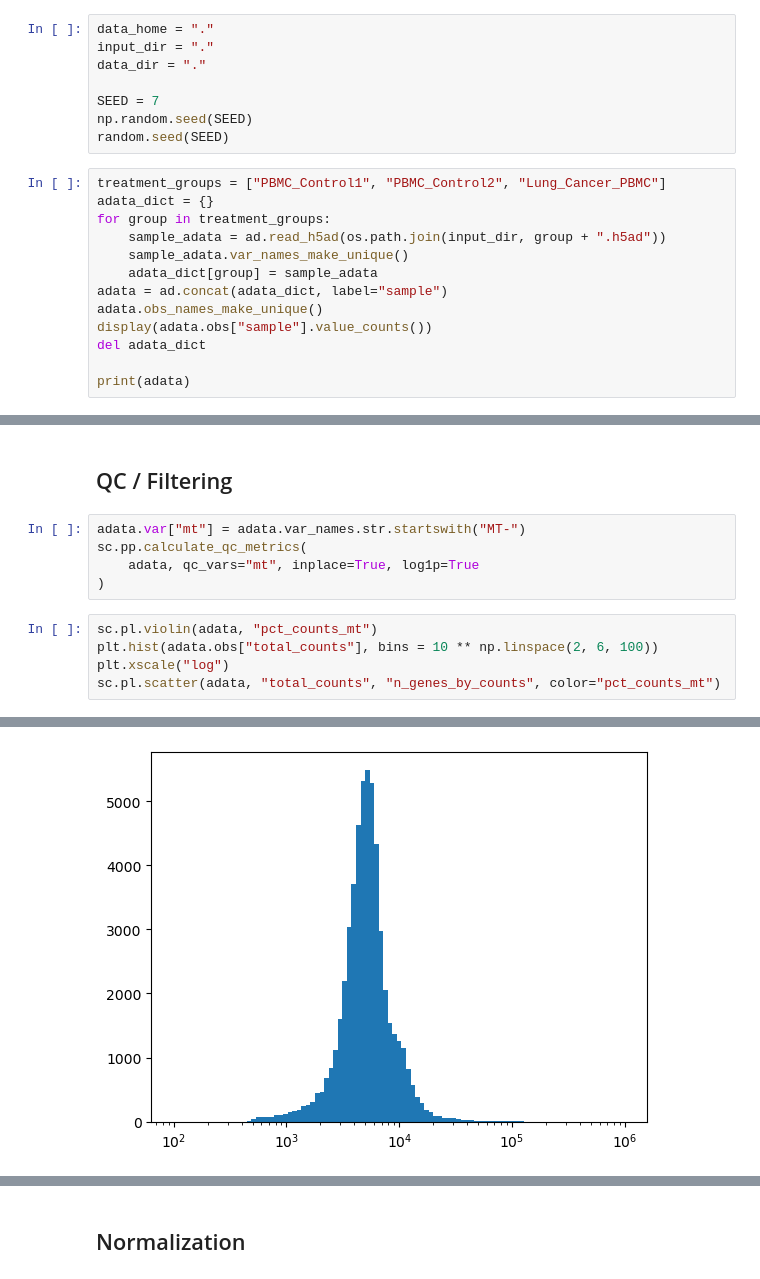
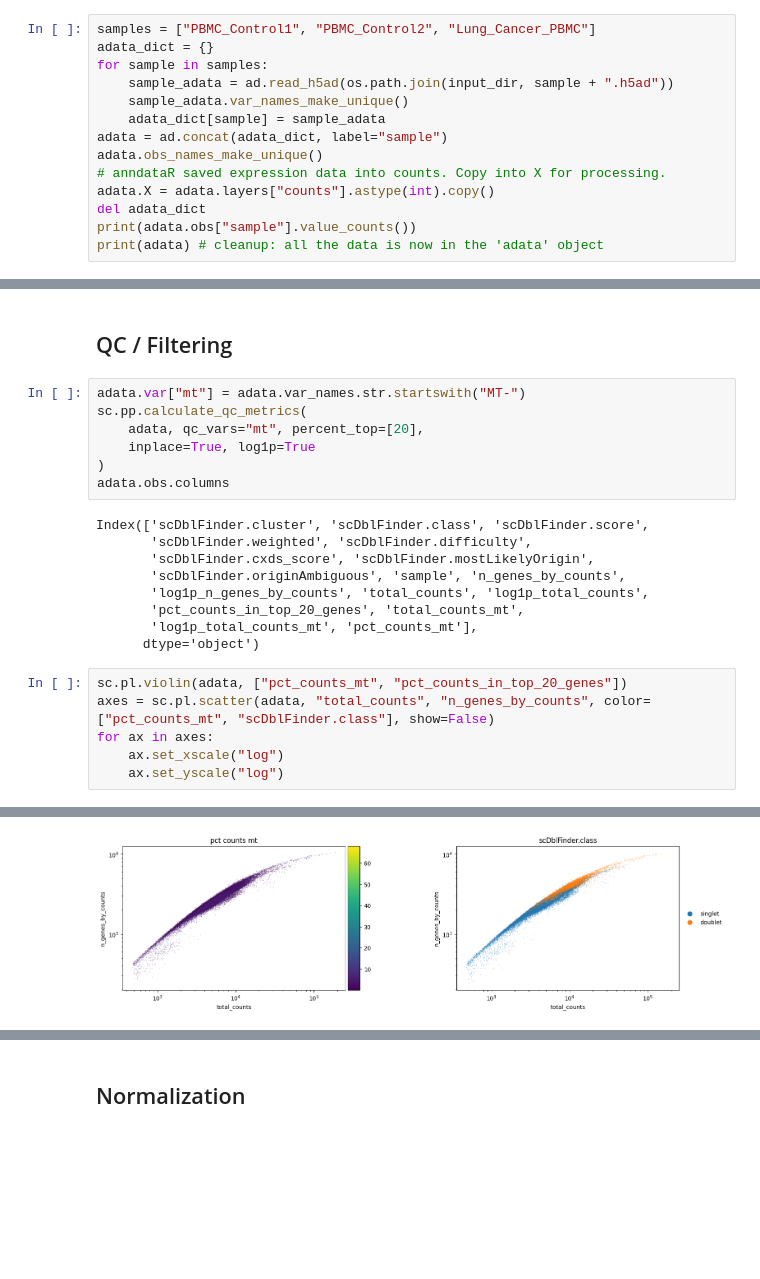
Before and after one commit to nirreiter/scRNA_methods, a Jupyter notebook: 2 - preprocessing_python.ipynb, the cells around one changed output, grey strips where cells are left out. Saved outputs shown, nothing was run; the diff lists cells and outputs as text; blank space fills up the shorter version.

```diff
--- a/2 - preprocessing_python.ipynb
+++ b/2 - preprocessing_python.ipynb
@@ -9,24 +20,17 @@ import os
-# %%
-data_home = "."
-input_dir = "."
-data_dir = "."
-
-SEED = 7
-np.random.seed(SEED)
-random.seed(SEED)
 # %%
-treatment_groups = ["PBMC_Control1", "PBMC_Control2", "Lung_Cancer_PBMC"]
+samples = ["PBMC_Control1", "PBMC_Control2", "Lung_Cancer_PBMC"]
 adata_dict = {}
-for group in treatment_groups:
-    sample_adata = ad.read_h5ad(os.path.join(input_dir, group + ".h5ad"))
+for sample in samples:
+    sample_adata = ad.read_h5ad(os.path.join(input_dir, sample + ".h5ad"))
     sample_adata.var_names_make_unique()
-    adata_dict[group] = sample_adata
+    adata_dict[sample] = sample_adata
 adata = ad.concat(adata_dict, label="sample")
 adata.obs_names_make_unique()
-display(adata.obs["sample"].value_counts())
+# anndataR saved expression data into counts. Copy into X for processing.
+adata.X = adata.layers["counts"].astype(int).copy()
 del adata_dict
-
-print(adata)
+print(adata.obs["sample"].value_counts())
+print(adata) # cleanup: all the data is now in the 'adata' object
 # %% [output]
 sample
 PBMC_Control1       20490
@@ -40,11 +45,23 @@ AnnData object with n_obs × n_vars = 54447 × 18129
 # %%
 adata.var["mt"] = adata.var_names.str.startswith("MT-")
 sc.pp.calculate_qc_metrics(
-    adata, qc_vars="mt", inplace=True, log1p=True
+    adata, qc_vars="mt", percent_top=[20],
+    inplace=True, log1p=True
 )
+adata.obs.columns
+# %% [output]
+Index(['scDblFinder.cluster', 'scDblFinder.class', 'scDblFinder.score',
+       'scDblFinder.weighted', 'scDblFinder.difficulty',
+       'scDblFinder.cxds_score', 'scDblFinder.mostLikelyOrigin',
+       'scDblFinder.originAmbiguous', 'sample', 'n_genes_by_counts',
+       'log1p_n_genes_by_counts', 'total_counts', 'log1p_total_counts',
+       'pct_counts_in_top_20_genes', 'total_counts_mt',
+       'log1p_total_counts_mt', 'pct_counts_mt'],
+      dtype='object')
 # %%
-sc.pl.violin(adata, "pct_counts_mt")
-plt.hist(adata.obs["total_counts"], bins = 10 ** np.linspace(2, 6, 100))
-plt.xscale("log")
-sc.pl.scatter(adata, "total_counts", "n_genes_by_counts", color="pct_counts_mt")
+sc.pl.violin(adata, ["pct_counts_mt", "pct_counts_in_top_20_genes"])
+axes = sc.pl.scatter(adata, "total_counts", "n_genes_by_counts", color=["pct_counts_mt", "scDblFinder.class"], show=False)
+for ax in axes:
+    ax.set_xscale("log")
+    ax.set_yscale("log")
 # %% [output]
@@ -52 +69 @@ sc.pl.scatter(adata, "total_counts", "n_genes_by_counts", color="pct_counts_mt")
-[figure, old version]
+[figure, new version]
```
Also changed, not shown: parts of 19 cells of this notebook, 7 other files.
